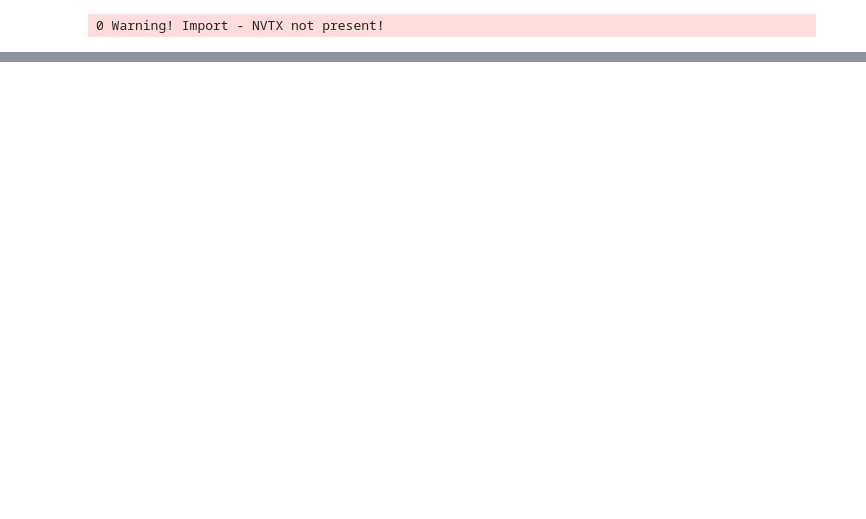
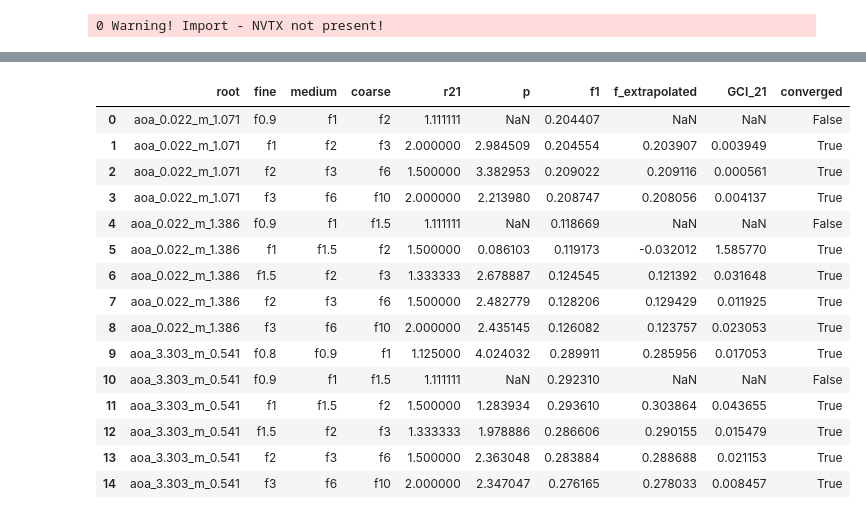
Before and after one commit to ninjaraiz/fellowship-of-the-ring, a Jupyter notebook: examples/TIFON_database_CODA/coda_single_GCI.ipynb, the cells around one changed output, grey strips where cells are left out. Saved outputs shown, nothing was run; the diff lists cells and outputs as text; code cells hidden in the pictures; blank space fills up the shorter version.

```diff
--- a/examples/TIFON_database_CODA/coda_single_GCI.ipynb
+++ b/examples/TIFON_database_CODA/coda_single_GCI.ipynb
@@ -54,0 +222,20 @@ for case in range(0, 5):
+# %%
+gci = {}
+for folder, table in post.items():
+    for var in VARS:
+        col = f'{var}_mean_stage{STAGE}'
+        clean = table.dropna(subset=[col])
+        if len(clean) < 3:
+            print(f'{folder} / {var}: solo {len(clean)} mallas, se omite')
+            continue
+        # h = factor de malla: es lo que de verdad se refina aqui.
+        gci[(folder, var)] = databases[folder].stats.richardson(
+            clean, col, h_col='mesh',
+        )
+
+summary = pd.concat(
+    [g.assign(root=root, var=var) for (root, var), g in gci.items()],
+    ignore_index=True,
+)
+summary[['root', 'var', 'fine', 'medium', 'coarse', 'r21', 'p',
+         'f_extrapolated', 'GCI_21', 'converged']]
@@ -54,0 +271,10 @@ for case in range(0, 5):
+# %%
+# La tripleta mas fiable de cada raiz y variable: la de mayor r21 entre las convergidas.
+best = (
+    summary[summary['converged']]
+    .sort_values('r21', ascending=False)
+    .groupby(['root', 'var'], as_index=False)
+    .first()
+)
+best[['root', 'var', 'fine', 'medium', 'coarse', 'r21', 'p',
+      'f1', 'f_extrapolated', 'GCI_21']]
@@ -54,0 +344,32 @@ for case in range(0, 5):
+# %%
+field_gci = []
+for folder, db_i in databases.items():
+    table = db_i.sets.reduce_cases(
+        CP, stage=STAGE, id_group=str(GROUP), how='rms', dropna=True,
+    )
+    if len(table) < 3:
+        continue
+    field_gci.append(
+        db_i.stats.richardson(table, CP, h_col='mesh').assign(root=folder)
+    )
+
+field_gci = pd.concat(field_gci, ignore_index=True)
+field_gci[['root', 'fine', 'medium', 'coarse', 'r21', 'p',
+           'f1', 'f_extrapolated', 'GCI_21', 'converged']]
+# %% [output]
+|  | root | fine | medium | coarse | r21 | p | f1 | f_extrapolated | GCI_21 | converged |
+| 0 | aoa_0.022_m_1.071 | f0.9 | f1 | f2 | 1.111111 | NaN | 0.204407 | NaN | NaN | False |
+| 1 | aoa_0.022_m_1.071 | f1 | f2 | f3 | 2.000000 | 2.984509 | 0.204554 | 0.203907 | 0.003949 | True |
+| 2 | aoa_0.022_m_1.071 | f2 | f3 | f6 | 1.500000 | 3.382953 | 0.209022 | 0.209116 | 0.000561 | True |
+| 3 | aoa_0.022_m_1.071 | f3 | f6 | f10 | 2.000000 | 2.213980 | 0.208747 | 0.208056 | 0.004137 | True |
+| 4 | aoa_0.022_m_1.386 | f0.9 | f1 | f1.5 | 1.111111 | NaN | 0.118669 | NaN | NaN | False |
+| 5 | aoa_0.022_m_1.386 | f1 | f1.5 | f2 | 1.500000 | 0.086103 | 0.119173 | -0.032012 | 1.585770 | True |
+| 6 | aoa_0.022_m_1.386 | f1.5 | f2 | f3 | 1.333333 | 2.678887 | 0.124545 | 0.121392 | 0.031648 | True |
+| 7 | aoa_0.022_m_1.386 | f2 | f3 | f6 | 1.500000 | 2.482779 | 0.128206 | 0.129429 | 0.011925 | True |
+| 8 | aoa_0.022_m_1.386 | f3 | f6 | f10 | 2.000000 | 2.435145 | 0.126082 | 0.123757 | 0.023053 | True |
+| 9 | aoa_3.303_m_0.541 | f0.8 | f0.9 | f1 | 1.125000 | 4.024032 | 0.289911 | 0.285956 | 0.017053 | True |
+| 10 | aoa_3.303_m_0.541 | f0.9 | f1 | f1.5 | 1.111111 | NaN | 0.292310 | NaN | NaN | False |
+| 11 | aoa_3.303_m_0.541 | f1 | f1.5 | f2 | 1.500000 | 1.283934 | 0.293610 | 0.303864 | 0.043655 | True |
+| 12 | aoa_3.303_m_0.541 | f1.5 | f2 | f3 | 1.333333 | 1.978886 | 0.286606 | 0.290155 | 0.015479 | True |
+| 13 | aoa_3.303_m_0.541 | f2 | f3 | f6 | 1.500000 | 2.363048 | 0.283884 | 0.288688 | 0.021153 | True |
+| 14 | aoa_3.303_m_0.541 | f3 | f6 | f10 | 2.000000 | 2.347047 | 0.276165 | 0.278033 | 0.008457 | True |
```
Also changed, not shown: parts of 24 cells of this notebook, 20 other files.
